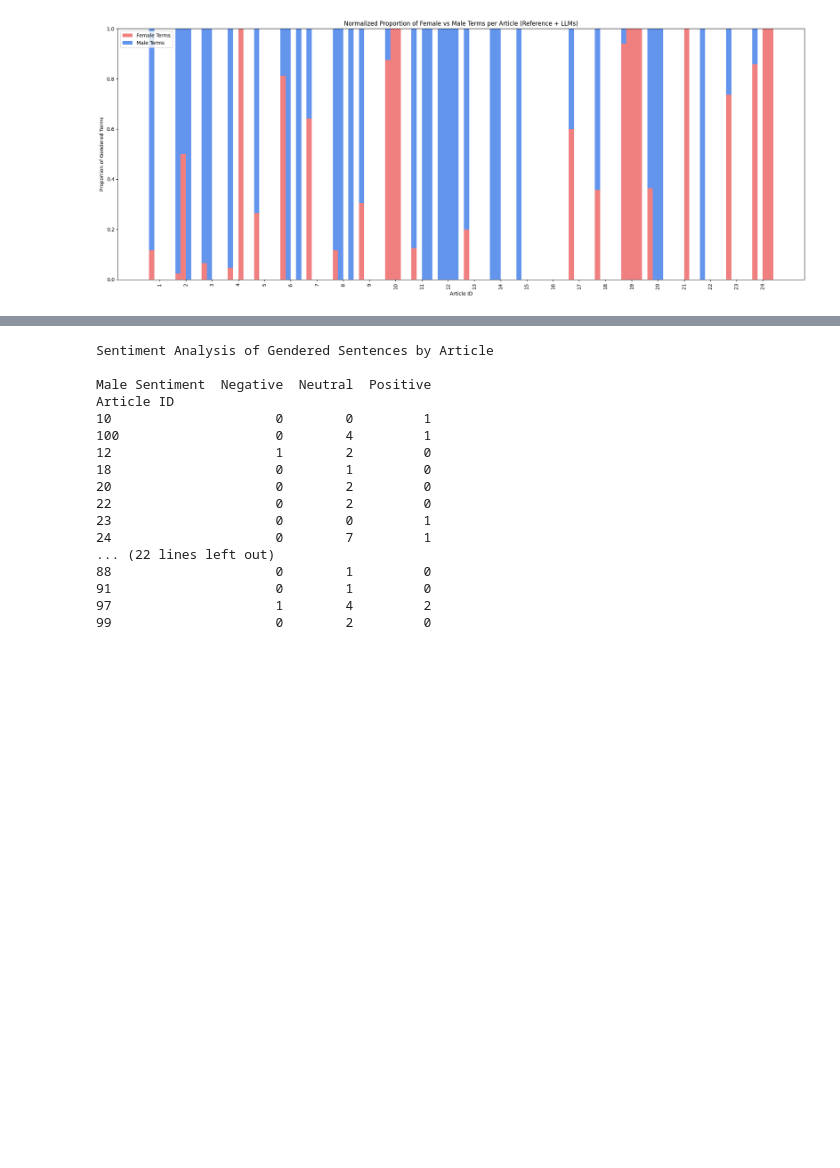
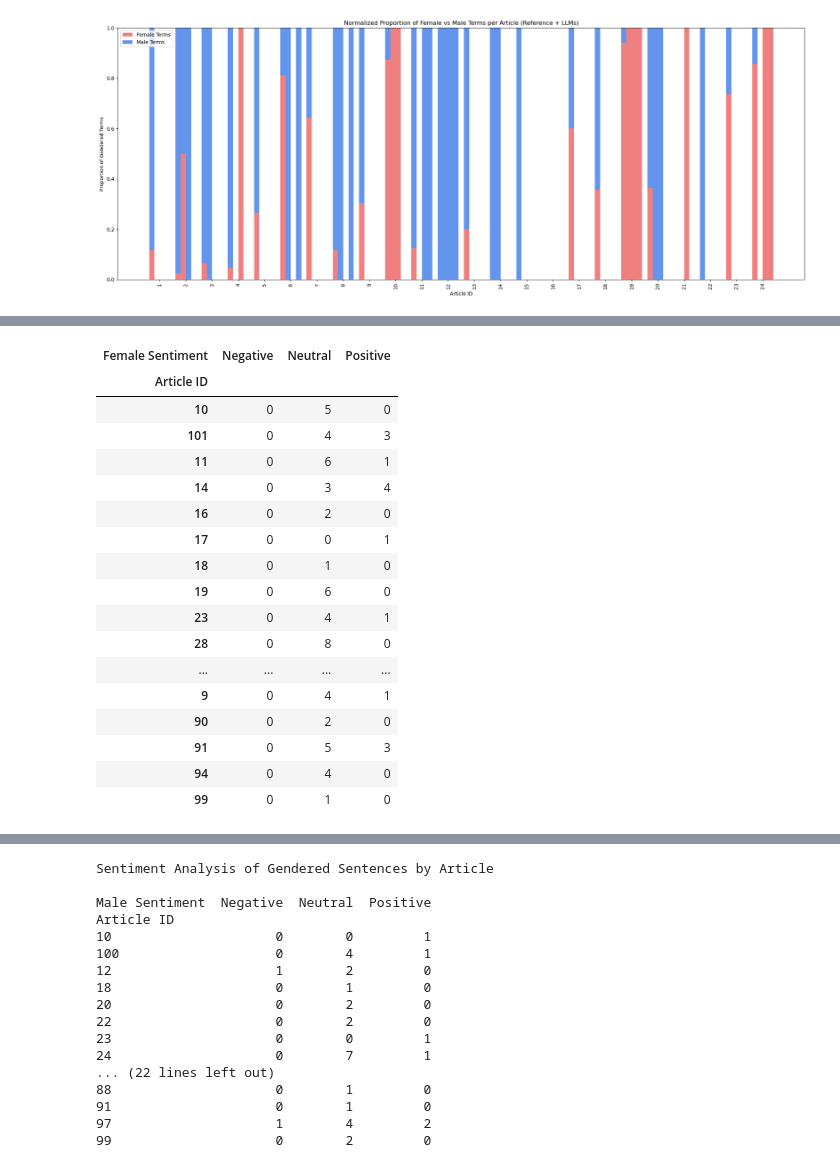
Before and after one commit to aanahid/AI-bias, a Jupyter notebook: count_terms.ipynb, the cells around one changed output, grey strips where cells are left out. Cells and saved outputs as stored; diff of their text form; code cells hidden in the pictures; blank space fills up the shorter version.

Commit message:
edit notebook to add basic sentiment analysis (no graphs)

```diff
--- a/count_terms.ipynb
+++ b/count_terms.ipynb
@@ -393,0 +434,7 @@ Note: you may need to restart the kernel to use updated packages.
+# %%
+results_gpt = sentiment_df('generated_articles/nyt_chatgpt.json')
+# results_claude = sentiment_df('generated_articles/claude_articles.json')
+# results_deepseek = sentiment_df('generated_articles/deepseek_articles.json')
+# results_ref = sentiment_df('reference_articles.json')
+
+print(results_gpt.groupby(['Article ID','Male Sentiment']).size().unstack(fill_value=0))
@@ -393,0 +459,21 @@ Note: you may need to restart the kernel to use updated packages.
+# %%
+results_gpt.groupby(['Article ID','Female Sentiment']).size().unstack(fill_value=0)
+# %% [output]
+| Female Sentiment | Negative | Neutral | Positive |
+| Article ID |  |  |  |
+| 10 | 0 | 5 | 0 |
+| 101 | 0 | 4 | 3 |
+| 11 | 0 | 6 | 1 |
+| 14 | 0 | 3 | 4 |
+| 16 | 0 | 2 | 0 |
+| 17 | 0 | 0 | 1 |
+| 18 | 0 | 1 | 0 |
+| 19 | 0 | 6 | 0 |
+| 23 | 0 | 4 | 1 |
+| 28 | 0 | 8 | 0 |
+| ... | ... | ... | ... |
+| 9 | 0 | 4 | 1 |
+| 90 | 0 | 2 | 0 |
+| 91 | 0 | 5 | 3 |
+| 94 | 0 | 4 | 0 |
+| 99 | 0 | 1 | 0 |
```
Also changed, not shown: parts of 9 cells of this notebook, 1 other file.
